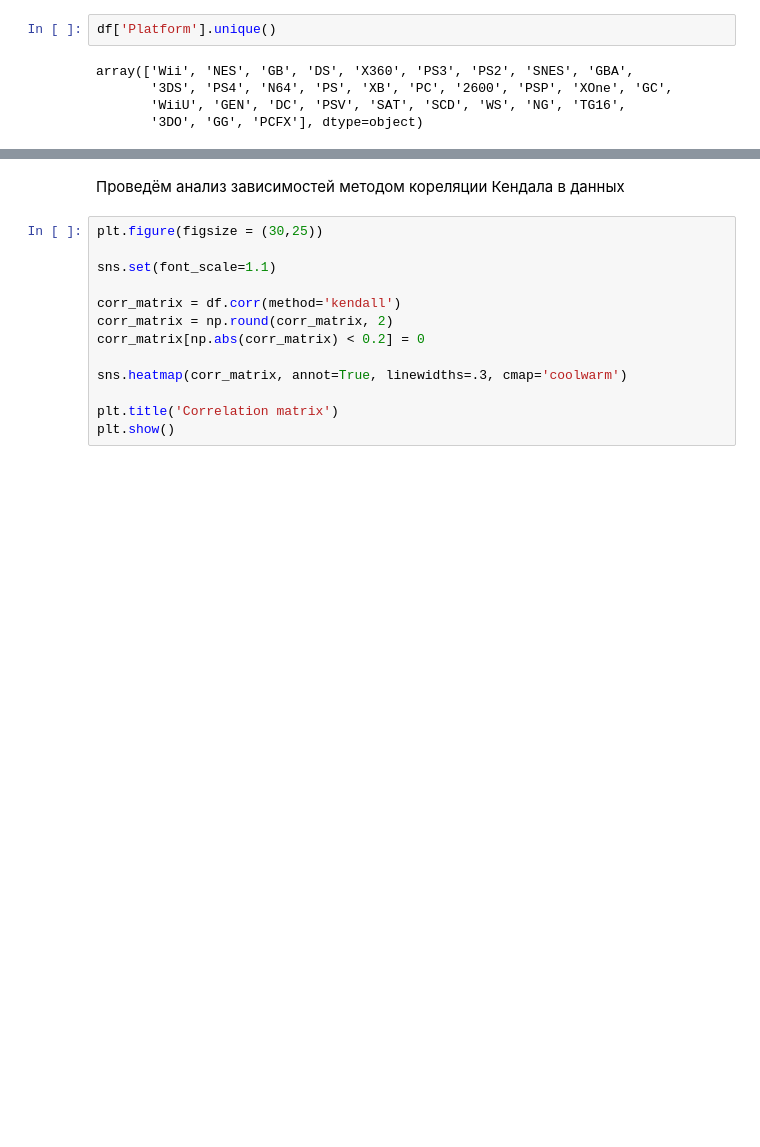
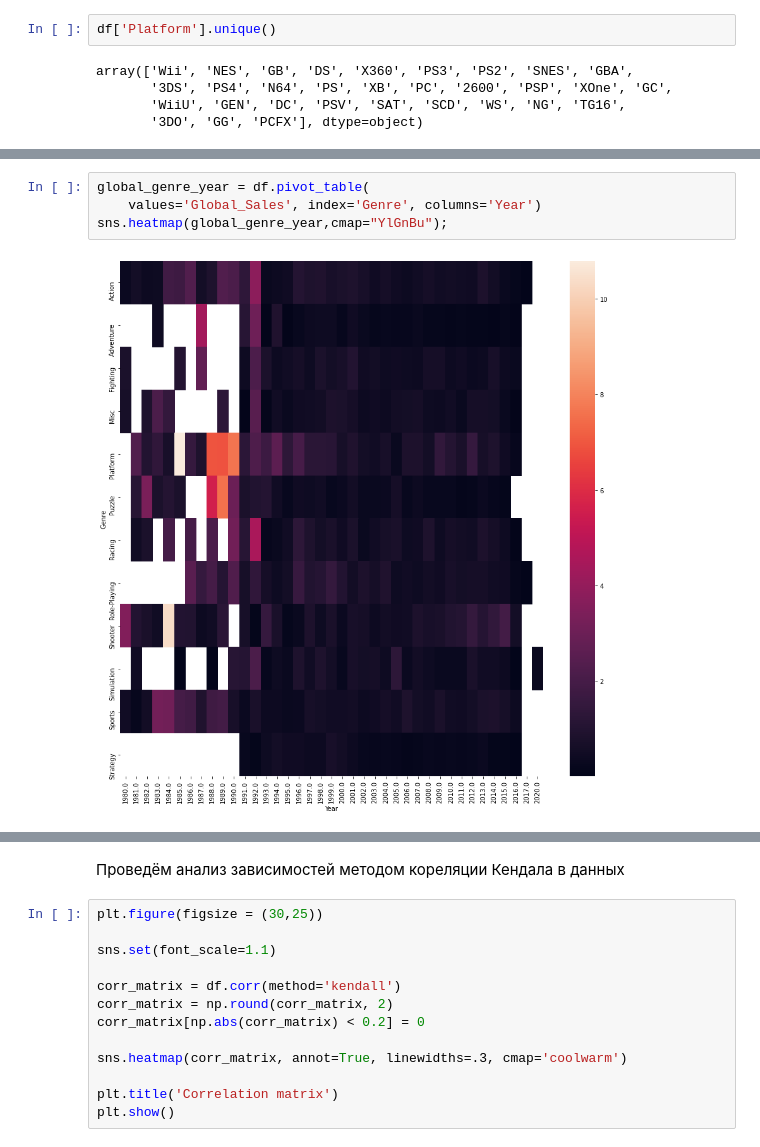
Before and after one commit to HeelHook88/math_stat_and_probability_theory, a Jupyter notebook: Final_project.ipynb, the cells around one changed output, grey strips where cells are left out. Cells and saved outputs as stored; diff of their text form; blank space fills up the shorter version.

```diff
--- a/Final_project.ipynb
+++ b/Final_project.ipynb
@@ -218,0 +249,6 @@ array(['Wii', 'NES', 'GB', 'DS', 'X360', 'PS3', 'PS2', 'SNES', 'GBA',
+# %%
+global_genre_year = df.pivot_table(
+    values='Global_Sales', index='Genre', columns='Year')
+sns.heatmap(global_genre_year,cmap="YlGnBu");
+# %% [output]
+[figure, added]
```
Also changed, not shown: parts of 15 cells of this notebook, 2 other files.
